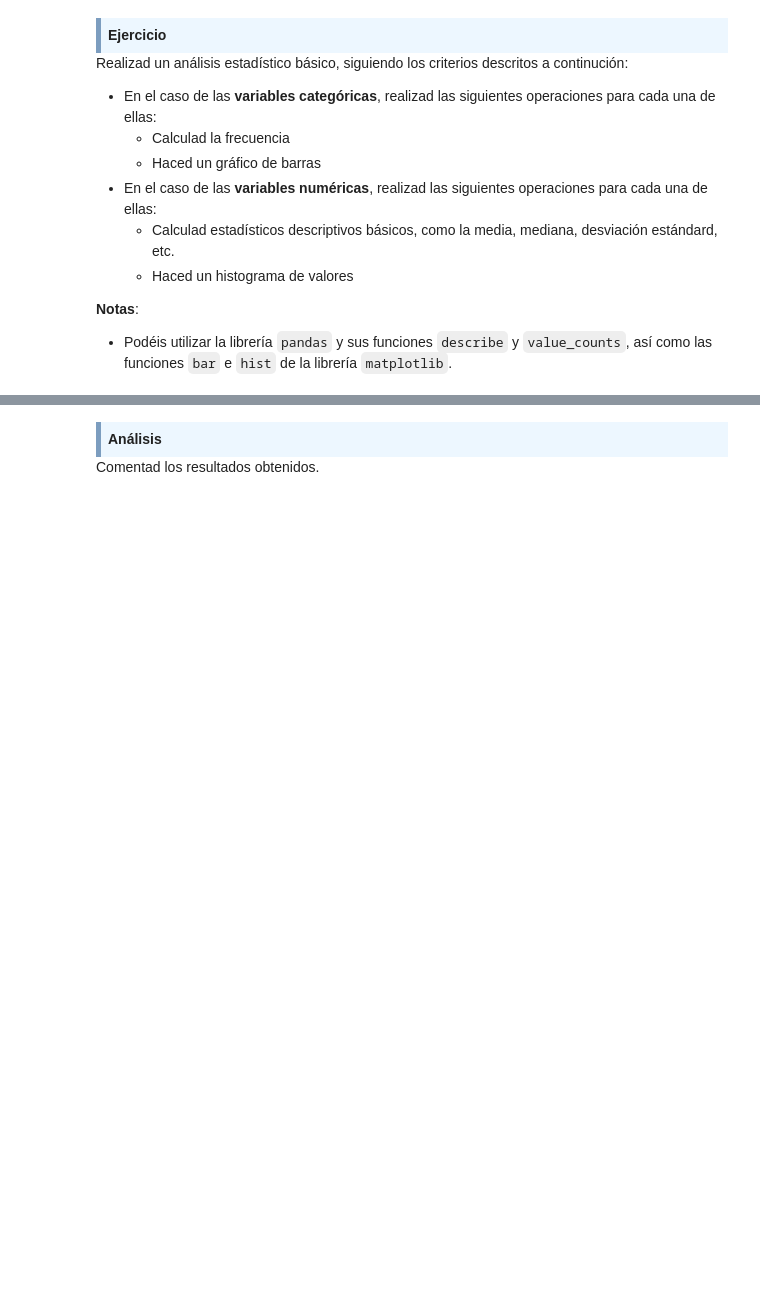
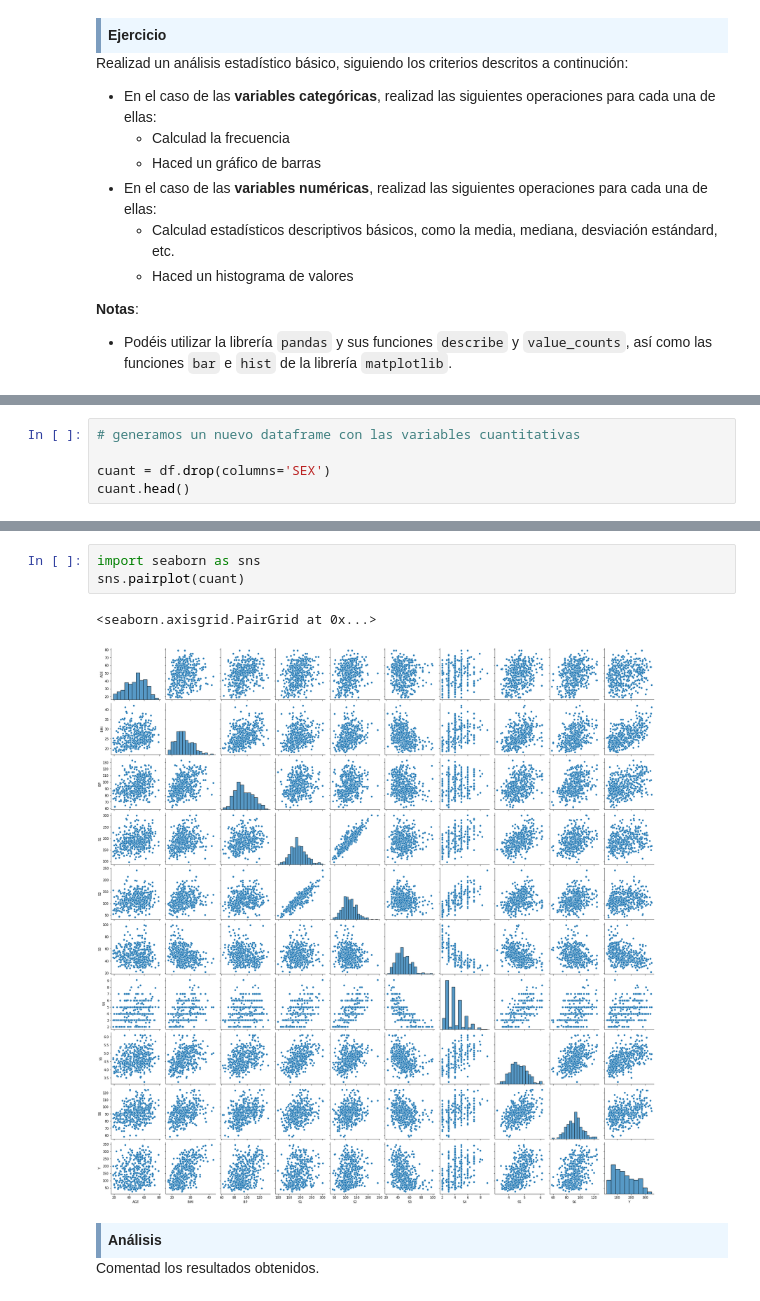
Before and after one commit to angelbujalance/MAME_PEC, a Jupyter notebook: M2.855_20221_PEC1-Enunciado.ipynb, the cells around one changed output, grey strips where cells are left out. Drawn from its saved outputs; the diff is of its cells as text; blank space fills up the shorter version.

```diff
--- a/M2.855_20221_PEC1-Enunciado.ipynb
+++ b/M2.855_20221_PEC1-Enunciado.ipynb
@@ -150,0 +228,5 @@ Realizad un análisis estadístico básico, siguiendo los criterios descritos a
+# %%
+# generamos un nuevo dataframe con las variables cuantitativas
+
+cuant = df.drop(columns='SEX')
+cuant.head()
@@ -151,3 +274,9 @@ Realizad un análisis estadístico básico, siguiendo los criterios descritos a
+# %%
+import seaborn as sns
+sns.pairplot(cuant)
+# %% [output]
+<seaborn.axisgrid.PairGrid at 0x...>
+[figure, added]
 # %% [markdown]
 <div style="background-color: #EDF7FF; border-color: #7C9DBF; border-left: 5px solid #7C9DBF; padding: 0.5em;">
 <strong>Análisis</strong>
```
Also changed, not shown: parts of 14 cells of this notebook.
